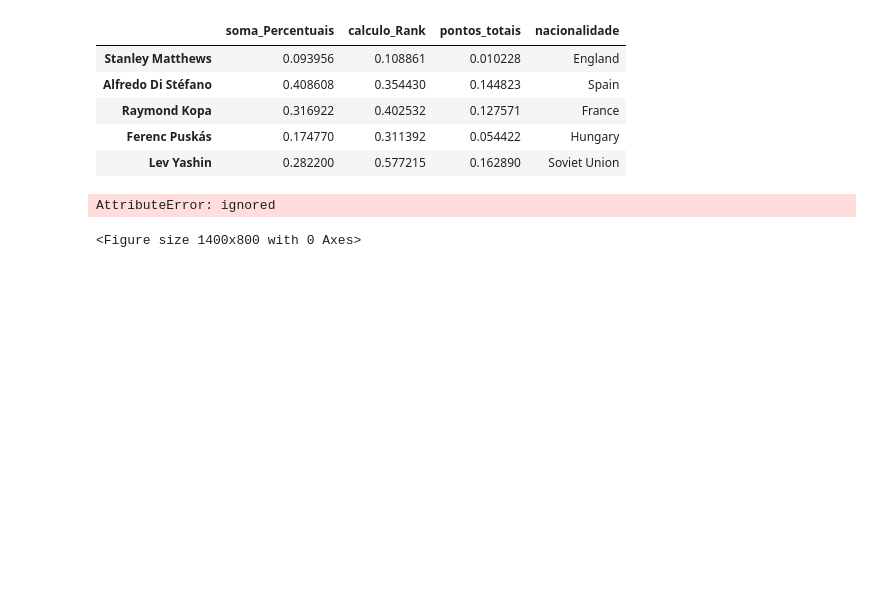
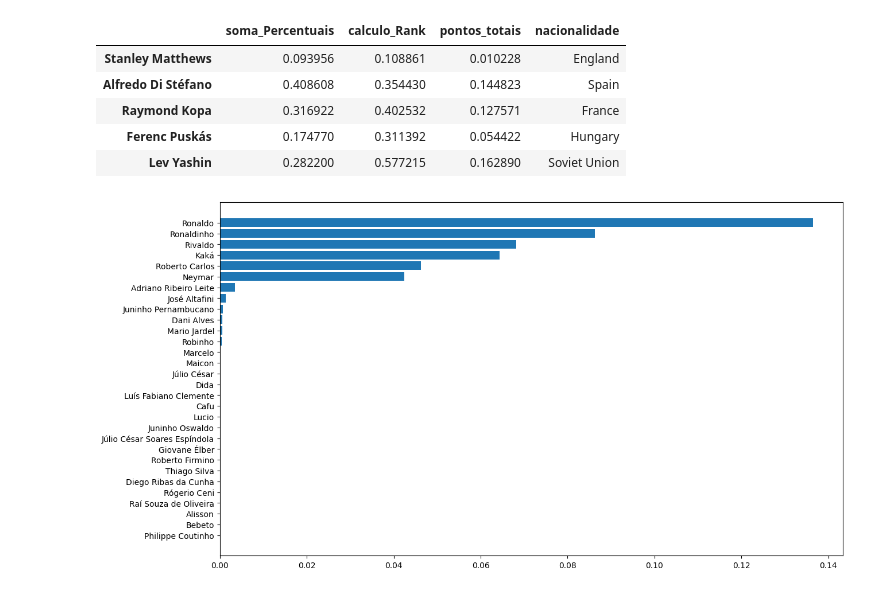
Before and after one commit to DavidAntonio7/bola_de_ouro, a Jupyter notebook: bola_de_ouro.ipynb, the cells around one changed output. Cells and saved outputs as stored; diff of their text form; code cells hidden in the pictures; blank space fills up the shorter version.

```diff
--- a/bola_de_ouro.ipynb
+++ b/bola_de_ouro.ipynb
@@ -476,8 +476,7 @@ rn.head()
 # %%
 plt.figure(figsize=(14,8))
 plt.barh(rn[rn.nacionalidade == 'Brazil'].sort_values('pontos_totais',
-    ascending=True).index,rn[rn.nacionalidade == 'Brazil'].sort_values('pontos_totais',ascending=True).soma_colunas)
+    ascending=True).index,rn[rn.nacionalidade == 'Brazil'].sort_values('pontos_totais',ascending=True).pontos_totais)
 plt.show()
 # %% [output]
-AttributeError: ignored
-<Figure size 1400x800 with 0 Axes>
+[figure, added]
```
